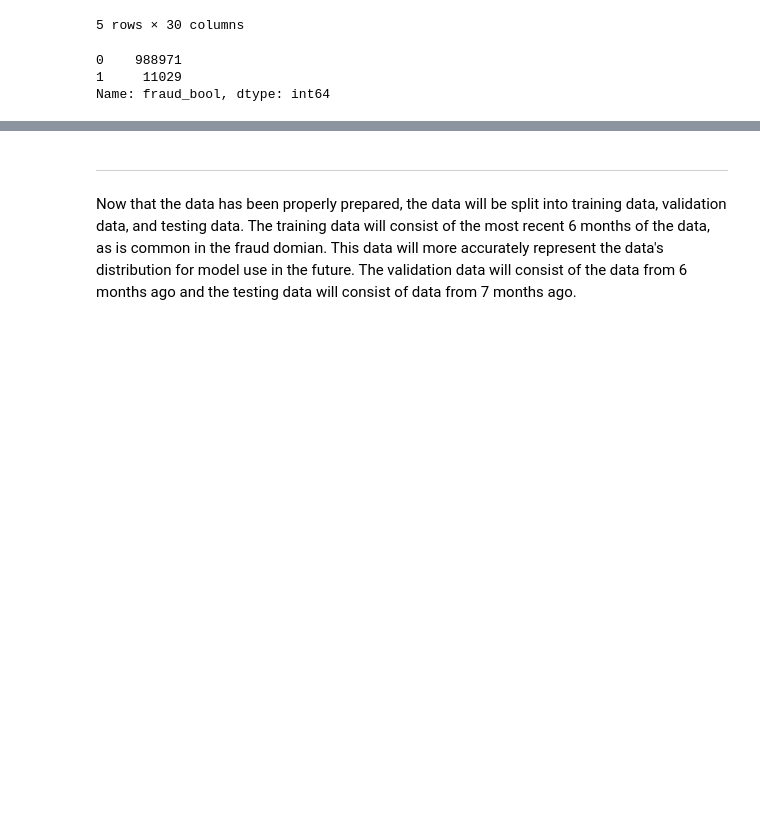
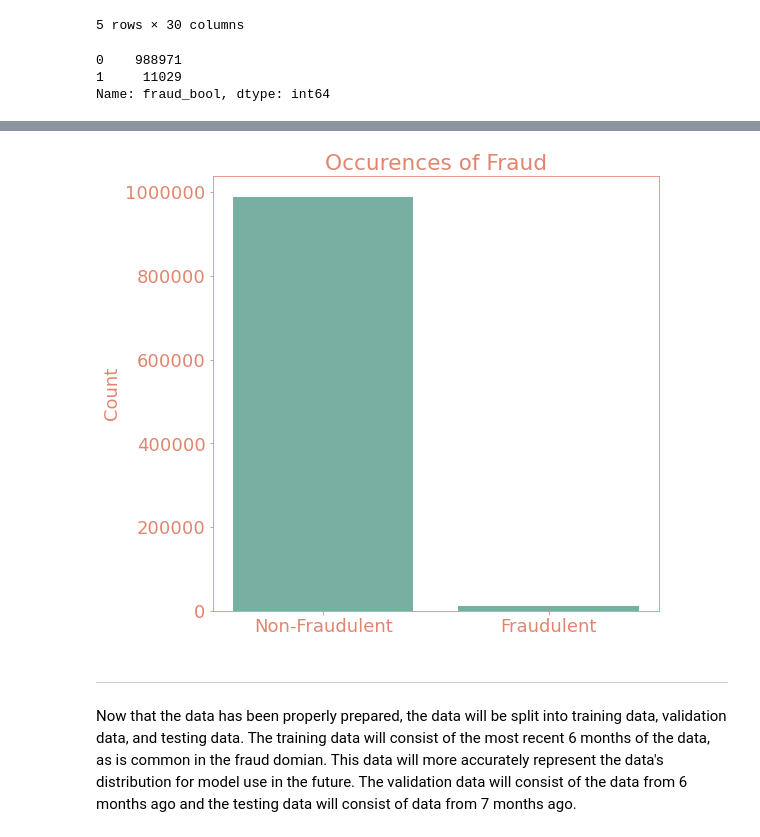
Before and after one commit to bmsienk/An-Analysis-of-Account-Opening-Fraud-Utilizing-Neural-Networks, a Jupyter notebook: Notebooks/01-DataPrep.ipynb, the cells around one changed output, grey strips where cells are left out. Cells and saved outputs as stored; diff of their text form; code cells hidden in the pictures; blank space fills up the shorter version.

```diff
--- a/Notebooks/01-DataPrep.ipynb
+++ b/Notebooks/01-DataPrep.ipynb
@@ -489,3 +504,37 @@ Name: fraud_bool, dtype: int64
+# %%
+plt.rcParams.update({'font.size': 18})
+
+label = ['Non-Fraudulent',
+         'Fraudulent']
+
+height = [y_base.value_counts()[0],
+          y_base.value_counts()[1]]
+
+fig, ax = plt.subplots(figsize=(8,8))
+
+plt.ScalarFormatter().set_powerlimits((-3, 10))
+ax.ticklabel_format(style='plain')
+
+plt.bar(x=label, height=height, color='#79AEA3')
+xlocs, xlabs = plt.xticks()
+plt.ylabel('Count')
+plt.title('Occurences of Fraud')
+ax.xaxis.label.set_color('#E2856E')
+ax.yaxis.label.set_color('#E2856E')
+ax.title.set_color('#E2856E')
+
+ax.tick_params(axis='x', colors='#E2856E')
+ax.tick_params(axis='y', colors='#E2856E')
+
+
+ax.spines['left'].set_color('#E2856E')
+ax.spines['right'].set_color('#E2856E')
+ax.spines['top'].set_color('#E2856E')
+ax.spines['bottom'].set_color('#E2856E')
+
+plt.savefig('../Images/fraud_occurence.png', bbox_inches='tight');
+# %% [output]
+[figure, added]
 # %% [markdown]
 ---
 # %% [markdown]
```
Also changed, not shown: parts of 28 cells of this notebook, 4 other files.
